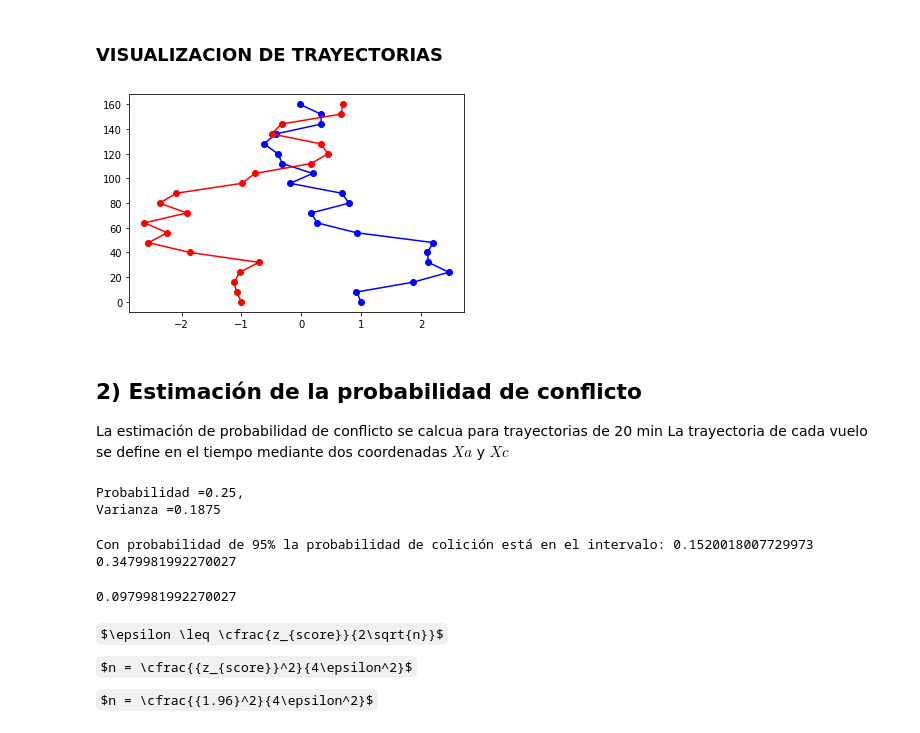
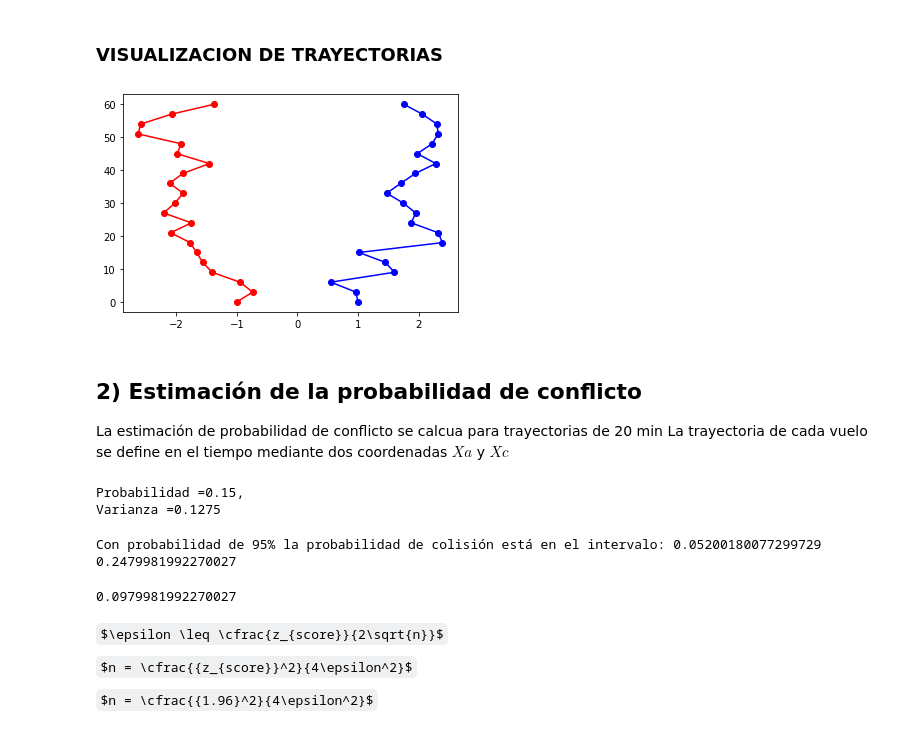
Before and after one commit to AnIsAsPe/Estimacion-probabilidad-conflicto-en-trayectorias-de-vuelos-paralelos, a Jupyter notebook: Notebooks/Estimación_probabilidad_de_conflicto_en_trayectorias_de_vuelo_MonteCarlo.ipynb, the cells around one changed output. Drawn from its saved outputs; the diff is of its cells as text; code cells hidden in the pictures; some formulas as TeX source.

```diff
--- a/Notebooks/Estimación_probabilidad_de_conflicto_en_trayectorias_de_vuelo_MonteCarlo.ipynb
+++ b/Notebooks/Estimación_probabilidad_de_conflicto_en_trayectorias_de_vuelo_MonteCarlo.ipynb
@@ -21,7 +21,7 @@ $\mathbb{Cov}(error_{a,t},~error_{a,s}) = r_a^2t^2$
 def covarianza_a(r_a):
       cov_a = pd.DataFrame(np.zeros((21,21)), index=range(21), columns=range(21))
       for s in range(21):
-          for t in range(1,s):
+          for t in range(s+1):
                 cov_a.loc[t,s]=cov_a.loc[s,t]=(r_a**2)*((t)**2)
       return cov_a
 # %% [markdown]
@@ -171,13 +171,13 @@ $\mathbb{Cov}(error_{c,t},~error_{c,s}) = \sigma_c^2(1-e^{-2\frac{r_c}{\sigma_c}
 ---
 R. A. Paielli y H. Erzberger, «Conflict Probability Estimation for Free Flight», Journal of Guidance, Control, and Dynamics, may 2012, doi: 10.2514/2.4081.
 # %%
-v = 8           # velocidad (nmi/min)(nmi -> millas naúticas)
+v = 3           # velocidad (nmi/min)(nmi -> millas naúticas)
 
 # Para aviones con turvina civil se tiene
 r_c = 1/57      #  nmi/min
 sigma_c = 1     #  nmi
 
-r_a = 0         # se omiten los errores along-track
+r_a = 0.0       # se omiten los errores along-track
 
 # CÁLCULO DE COVARIANZAS
 cov_c = covarianza_c(sigma_c, r_c, v)
@@ -248,12 +233,12 @@ X_c['A']
 # %% [markdown]
 ### VISUALIZACION DE TRAYECTORIAS
 # %%
-simulacion = 100
+simulacion = 9
 plt.plot(X_c['A'].loc['simulación_'+str(simulacion)].T, X_a['A'].loc['simulación_'+str(simulacion)].T, 'o-', color='b')
 plt.plot(X_c['B'].loc['simulación_'+str(simulacion)].T, X_a['B'].loc['simulación_'+str(simulacion)].T, 'o-', color='r')
 plt.show()
 # %% [output]
-[figure, old version]
+[figure, new version]
 # %% [markdown]
 ## 2) Estimación de la probabilidad de conflicto
 La estimación de probabilidad de conflicto se calcua para trayectorias de 20 min
@@ -266,12 +251,12 @@ varianza = p*(1-p)
 
 print('Probabilidad ={},\nVarianza ={}'.format(p, varianza))
 # %% [output]
-Probabilidad =0.25,
-Varianza =0.1875
+Probabilidad =0.15,
+Varianza =0.1275
 # %%
 intervalo_confianza_bernoulli(n, p, 0.95)
 # %% [output]
-Con probabilidad de 95% la probabilidad de colición está en el intervalo: 0.1520018007729973 0.3479981992270027
+Con probabilidad de 95% la probabilidad de colisión está en el intervalo: 0.05200180077299729 0.2479981992270027
 0.0979981992270027
 # %% [markdown]
 $\epsilon \leq \cfrac{z_{score}}{2\sqrt{n}}$
```
Also changed, not shown: parts of 13 cells of this notebook.
